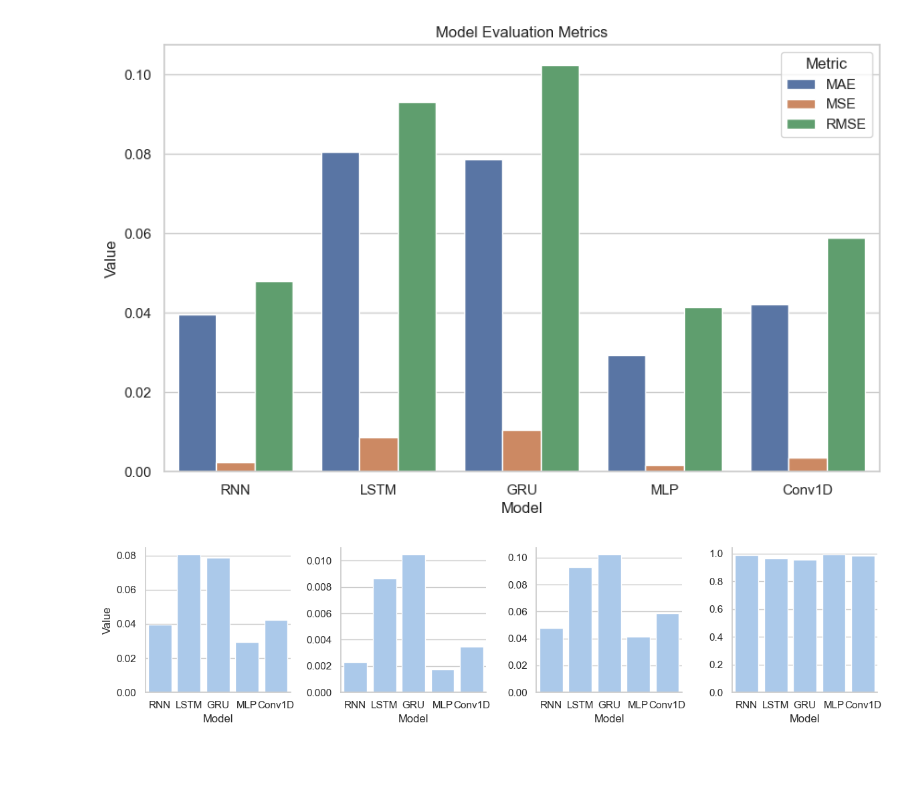
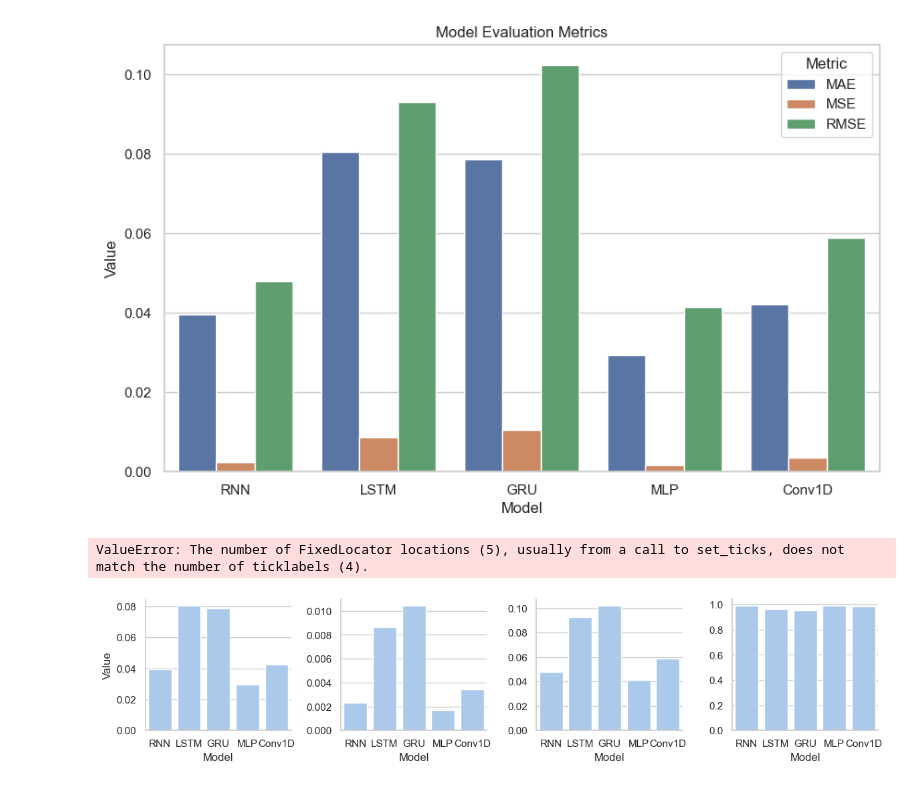
Before and after one commit to Abubakar-56/NNETwithForex, a Jupyter notebook: GHSGBP/NNET_ReLu.ipynb, the cells around one changed output. Saved outputs shown, nothing was run; the diff lists cells and outputs as text; code cells hidden in the pictures; blank space fills up the shorter version.

```diff
--- a/GHSGBP/NNET_ReLu.ipynb
+++ b/GHSGBP/NNET_ReLu.ipynb
@@ -938,14 +938,18 @@ plt.show()
 # %%
 # Melt the DataFrame to convert it into a long format
 melted_data = data.melt('Model', var_name='Metric', value_name='Value')
 
 # Plot the metrics in a grid form
 sns.set(style='whitegrid', palette='pastel')
 g = sns.FacetGrid(melted_data, col='Metric', col_wrap=4, sharey=False)
 g.map(sns.barplot, 'Model', 'Value', order=models)
 g.set_titles("")
 
+# Replace x-axis labels with column names
+for ax in g.axes.flatten():
+    ax.set_xticklabels(data.columns[1:], rotation=45, ha='right')
 plt.tight_layout()
 plt.show()
 # %% [output]
+ValueError: The number of FixedLocator locations (5), usually from a call to set_ticks, does not match the number of ticklabels (4).
-[figure, old version]
+[figure, new version]
```
Also changed, not shown: 18 other files.
